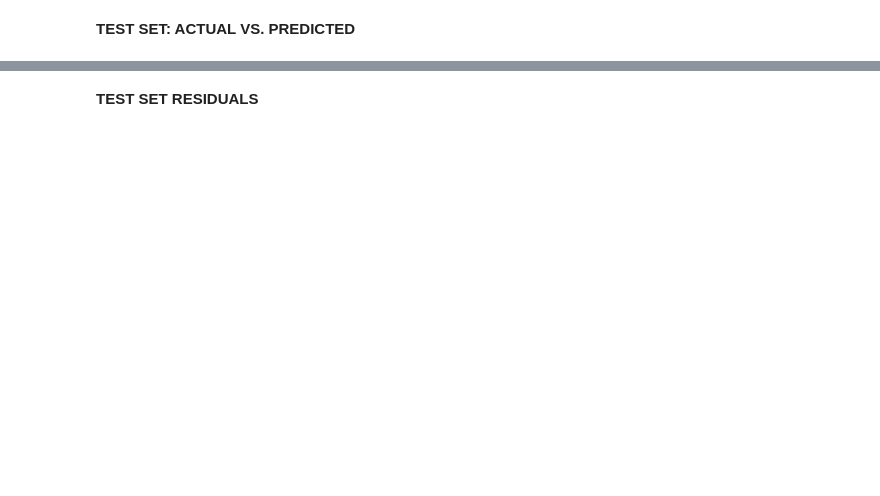
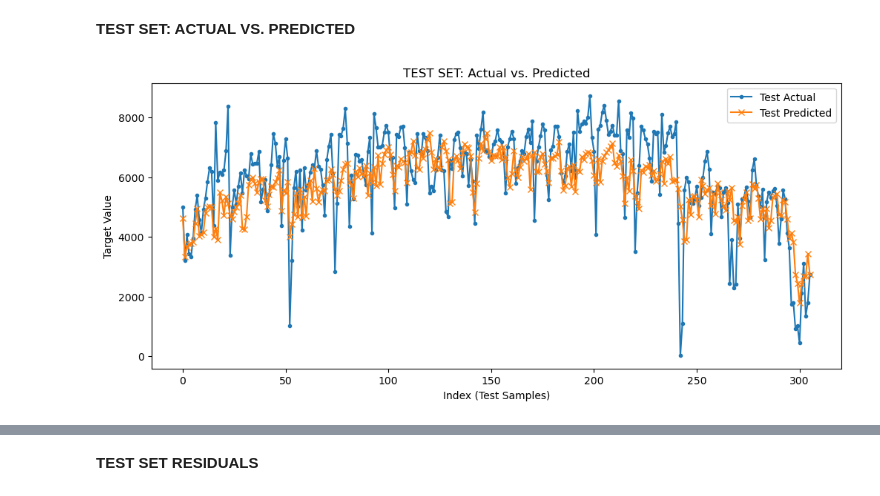
Before and after one commit to bayalams/msc-data-science-s2-ml, a Jupyter notebook: Projects/Project_1_Bike_Rental_Demand/02_ridge_regression_baseline.ipynb, the cells around one changed output, grey strips where cells are left out. Cells and saved outputs as stored; diff of their text form; code cells hidden in the pictures; blank space fills up the shorter version.

```diff
--- a/Projects/Project_1_Bike_Rental_Demand/02_ridge_regression_baseline.ipynb
+++ b/Projects/Project_1_Bike_Rental_Demand/02_ridge_regression_baseline.ipynb
@@ -684,6 +691,19 @@ final_plot
 [interactive output not drawn]
 # %% [markdown]
 **TEST SET: ACTUAL VS. PREDICTED**
+# %%
+plt.figure(figsize=(12, 5))
+
+plt.plot(range(len(y_test)), y_test, marker='.', label='Test Actual')
+plt.plot(range(len(y_test)), y_test_pred, marker='x', label='Test Predicted')
+
+plt.title("TEST SET: Actual vs. Predicted")
+plt.xlabel("Index (Test Samples)")
+plt.ylabel("Target Value")
+plt.legend()
+plt.show()
+# %% [output]
+[figure, added]
 # %%
 # Make sure you have y_test defined (the actual target values for your test set)
 plt.figure()
```
Also changed, not shown: parts of 18 cells of this notebook.
